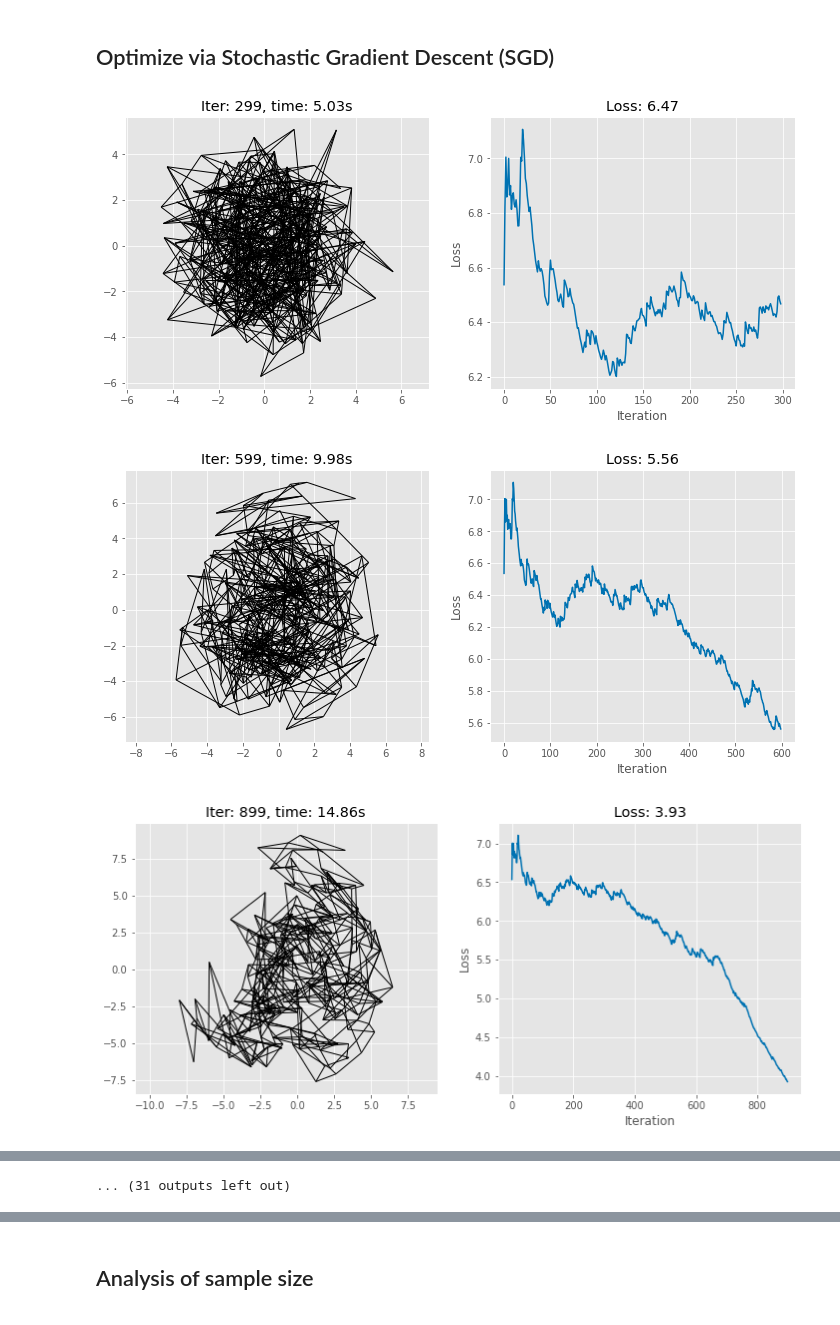
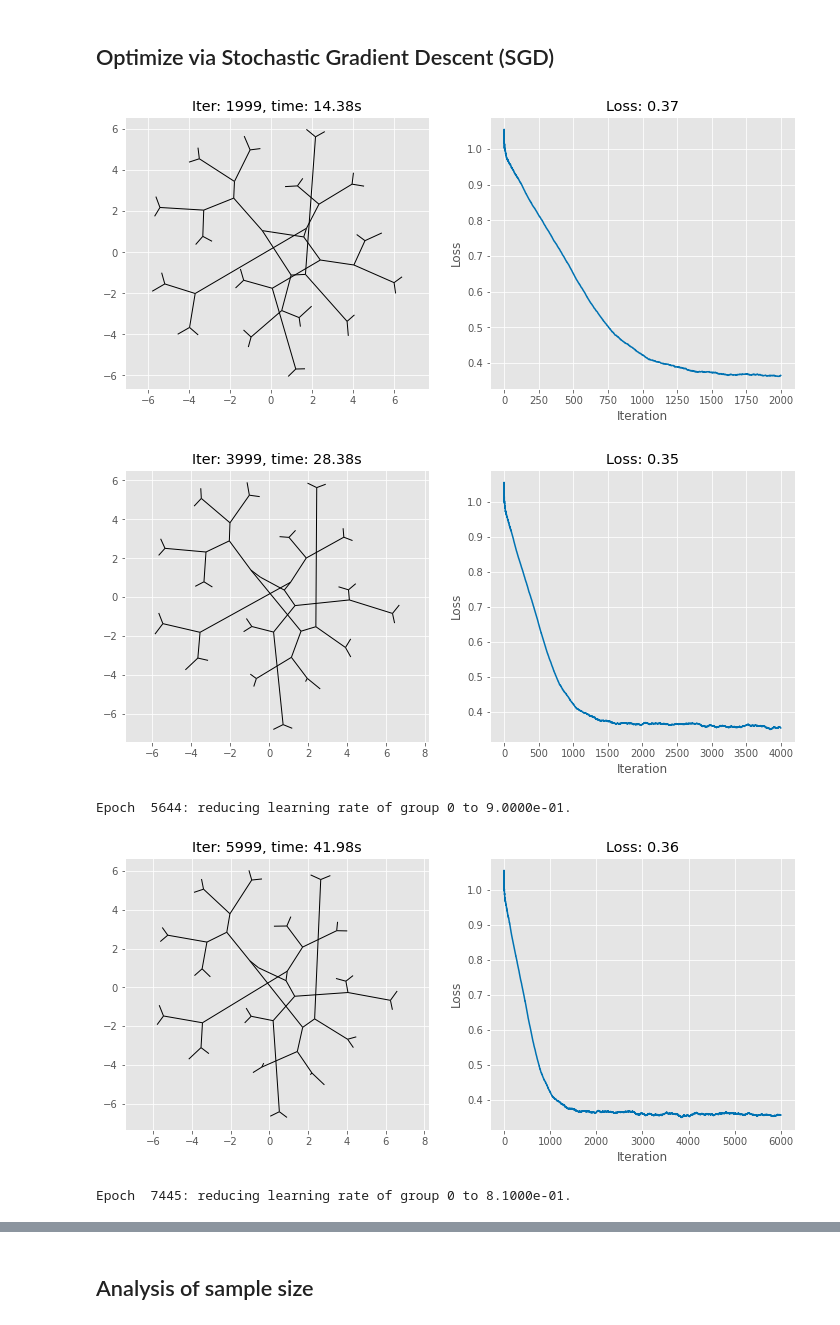
Before and after one commit to tiga1231/graph-drawing, a Jupyter notebook: dev.ipynb, the cells around one changed output, grey strips where cells are left out. Saved outputs shown, nothing was run; the diff lists cells and outputs as text; code cells hidden in the pictures.

```diff
--- a/dev.ipynb
+++ b/dev.ipynb
@@ -72,9 +72,9 @@ importlib.reload(gd2)
 from gd2 import GD2
 
 
-G = nx.grid_2d_graph(16,16)
-# G = nx.hypercube_graph(3)
-# G = nx.balanced_tree(2,5)
+# G = nx.grid_2d_graph(6,6)
+# G = nx.hypercube_graph(4)
+G = nx.balanced_tree(2,5)
 # G = utils.load_spx_teaser()
 # G = nx.karate_club_graph()
 
@@ -95,56 +95,58 @@ G = nx.grid_2d_graph(16,16)
 # G.add_nodes_from([0,1,2,3])
 # G.add_edges_from([(0,1),(2,3)])
 gd = GD2(G)
-qx, qy = 'neighborhood_preservation', 'stress'
+qx, qy = 'angular_resolution', 'neighborhood_preservation'
 
 result = gd.optimize(
     criteria_weights={
-        'stress': 10,
+#         'stress': 4,
 #         'edge_uniformity':1,
-        'neighborhood_preservation':0.1,
+        'neighborhood_preservation':0.5,
 #         'crossings':1,
 #         'crossing_angle_maximization':0.1,
 #         'aspect_ratio':10,
-#         'angular_resolution':0.1,
+        'angular_resolution': 0.01,
 #         'vertex_resolution':1,
 #         'gabriel':0.01,
     },
     sample_sizes={
         'stress': 64,
-        'edge_uniformity':1,
+        'edge_uniformity':10,
         'neighborhood_preservation':16,
-        'crossings':1,
+        'crossings':10,
         'crossing_angle_maximization':10,
         'aspect_ratio': 'full',
-        'angular_resolution':'full',
+        'angular_resolution':32,
         'vertex_resolution':int(len(G)**0.5),
         'gabriel':10,
     },
 
 #     evaluate='all',
 #     evaluate={'stress'},
 #     evaluate={'angular_resolution'},
 #     evaluate={'neighborhood_preservation'},
 #     evaluate={'crossing_angle_maximization'},
     evaluate={qx, qy},
 
-    max_iter=12000,
-    evaluate_interval=120,
-    vis_interval=300,
+    max_iter=10000,
+    evaluate_interval=10000//40,
+    vis_interval=10000//5,
 
     optimizer_kwargs = dict(lr=1),
-    scheduler_kwargs = dict(),
+    scheduler_kwargs = dict(verbose=True),
 )
 
 pos = gd.pos.detach().numpy()
 pos_G = {k:pos[gd.k2i[k]] for k in gd.G.nodes}
 vis.plot(
     gd.G, pos_G,
     gd.loss_curve,
     result['iter'], result['runtime'],
     edge=True, show=True, save=False
 )
 # %% [output]
-[figure, old version]
+[figure, new version]
-[figure, old version]
+[figure, new version]
+Epoch  5644: reducing learning rate of group 0 to 9.0000e-01.
-[figure, old version]
+[figure, new version]
+Epoch  7445: reducing learning rate of group 0 to 8.1000e-01.
@@ -160 +155,0 @@ vis.plot(
-... (31 outputs left out)
```
Also changed, not shown: parts of 7 cells of this notebook, 5 other files.
